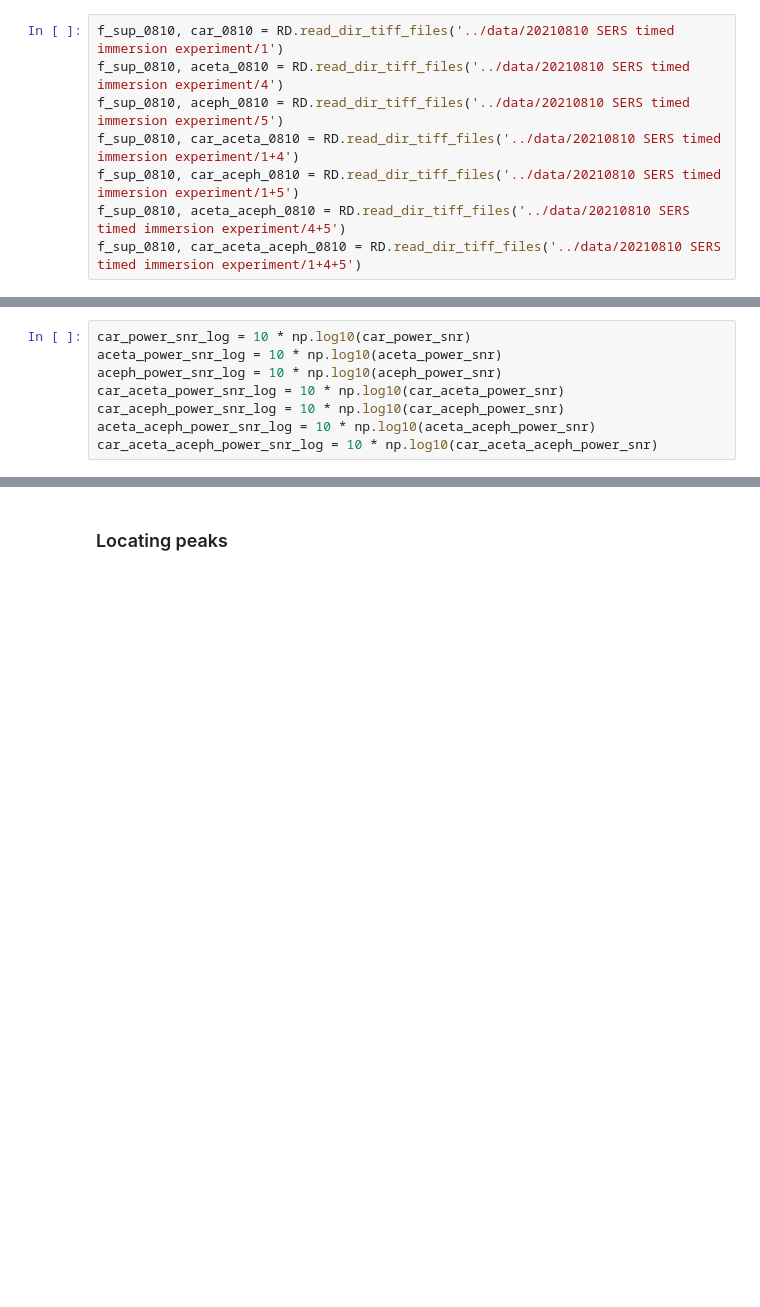
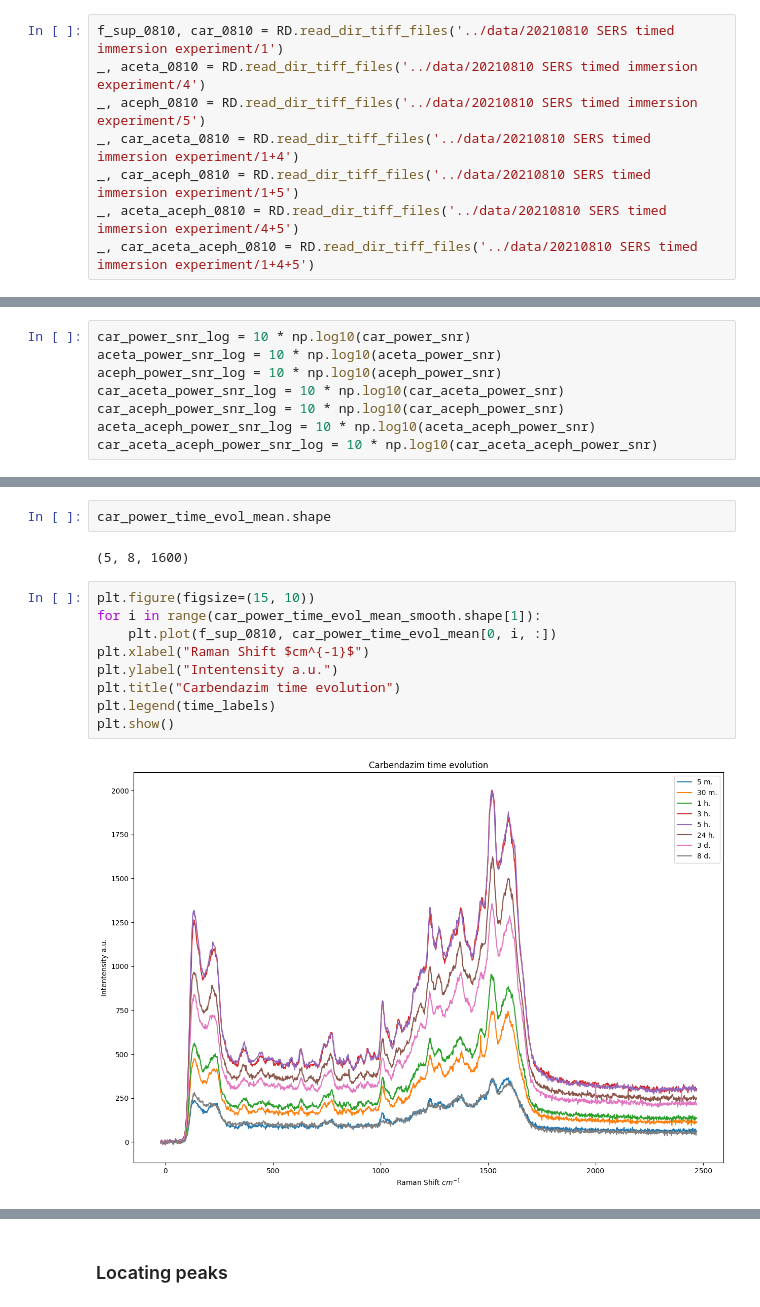
Before and after one commit to anva-kn/Raman, a Jupyter notebook: Publication/Aging&Time_evol.ipynb, the cells around one changed output, grey strips where cells are left out. Drawn from its saved outputs; the diff is of its cells as text; blank space fills up the shorter version.

Commit message:
Some time evolution analysis and data exporting

```diff
--- a/Publication/Aging&Time_evol.ipynb
+++ b/Publication/Aging&Time_evol.ipynb
@@ -15,10 +18,10 @@ import pandas as pd
 # %%
 f_sup_0810, car_0810 = RD.read_dir_tiff_files('../data/20210810 SERS timed immersion experiment/1')
-f_sup_0810, aceta_0810 = RD.read_dir_tiff_files('../data/20210810 SERS timed immersion experiment/4')
-f_sup_0810, aceph_0810 = RD.read_dir_tiff_files('../data/20210810 SERS timed immersion experiment/5')
-f_sup_0810, car_aceta_0810 = RD.read_dir_tiff_files('../data/20210810 SERS timed immersion experiment/1+4')
-f_sup_0810, car_aceph_0810 = RD.read_dir_tiff_files('../data/20210810 SERS timed immersion experiment/1+5')
-f_sup_0810, aceta_aceph_0810 = RD.read_dir_tiff_files('../data/20210810 SERS timed immersion experiment/4+5')
-f_sup_0810, car_aceta_aceph_0810 = RD.read_dir_tiff_files('../data/20210810 SERS timed immersion experiment/1+4+5')
+_, aceta_0810 = RD.read_dir_tiff_files('../data/20210810 SERS timed immersion experiment/4')
+_, aceph_0810 = RD.read_dir_tiff_files('../data/20210810 SERS timed immersion experiment/5')
+_, car_aceta_0810 = RD.read_dir_tiff_files('../data/20210810 SERS timed immersion experiment/1+4')
+_, car_aceph_0810 = RD.read_dir_tiff_files('../data/20210810 SERS timed immersion experiment/1+5')
+_, aceta_aceph_0810 = RD.read_dir_tiff_files('../data/20210810 SERS timed immersion experiment/4+5')
+_, car_aceta_aceph_0810 = RD.read_dir_tiff_files('../data/20210810 SERS timed immersion experiment/1+4+5')
 # %%
 f_sup_0811, car_0811 = RD.read_dir_tiff_files('../data/20210811 SERS timed immersion experiment/1')
@@ -257,0 +302,15 @@ snr = 10 * math.log10(snr[i])
+# %%
+car_power_time_evol_mean.shape
+# %% [output]
+(5, 8, 1600)
+# %%
+plt.figure(figsize=(15, 10))
+for i in range(car_power_time_evol_mean_smooth.shape[1]):
+    plt.plot(f_sup_0810, car_power_time_evol_mean[0, i, :])
+plt.xlabel("Raman Shift $cm^{-1}$")
+plt.ylabel("Intentensity a.u.")
+plt.title("Carbendazim time evolution")
+plt.legend(time_labels)
+plt.show()
+# %% [output]
+[figure, added]
```
Also changed, not shown: parts of 22 cells of this notebook, 1 other file.
